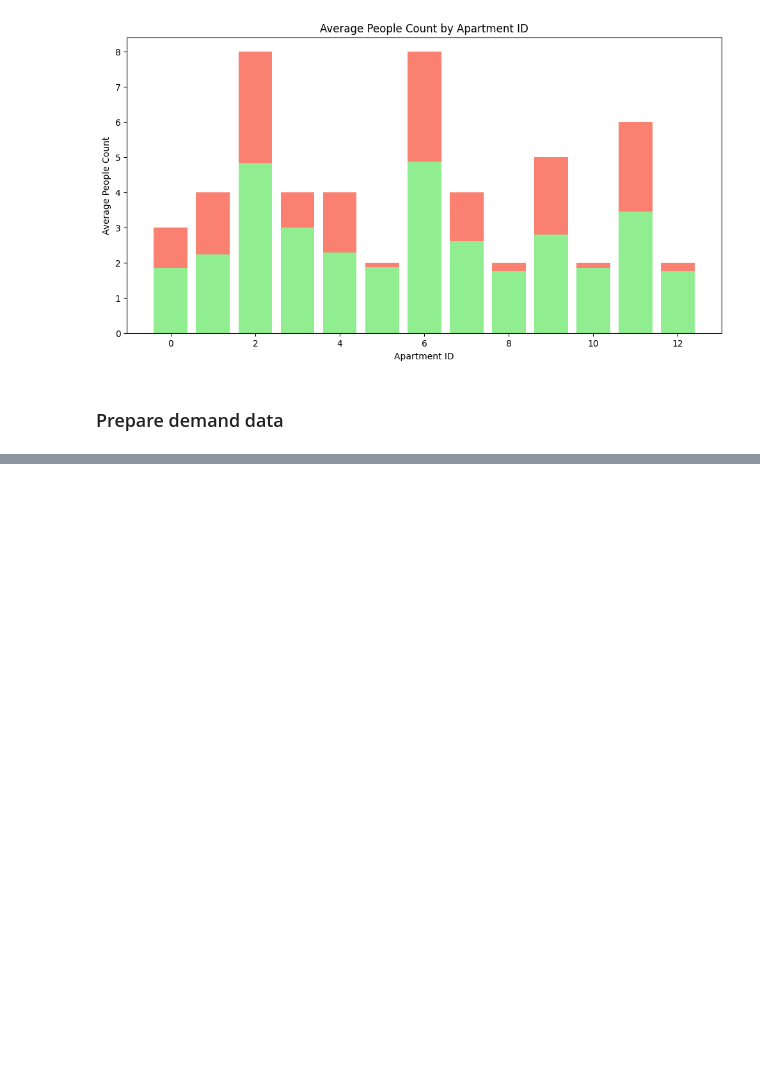
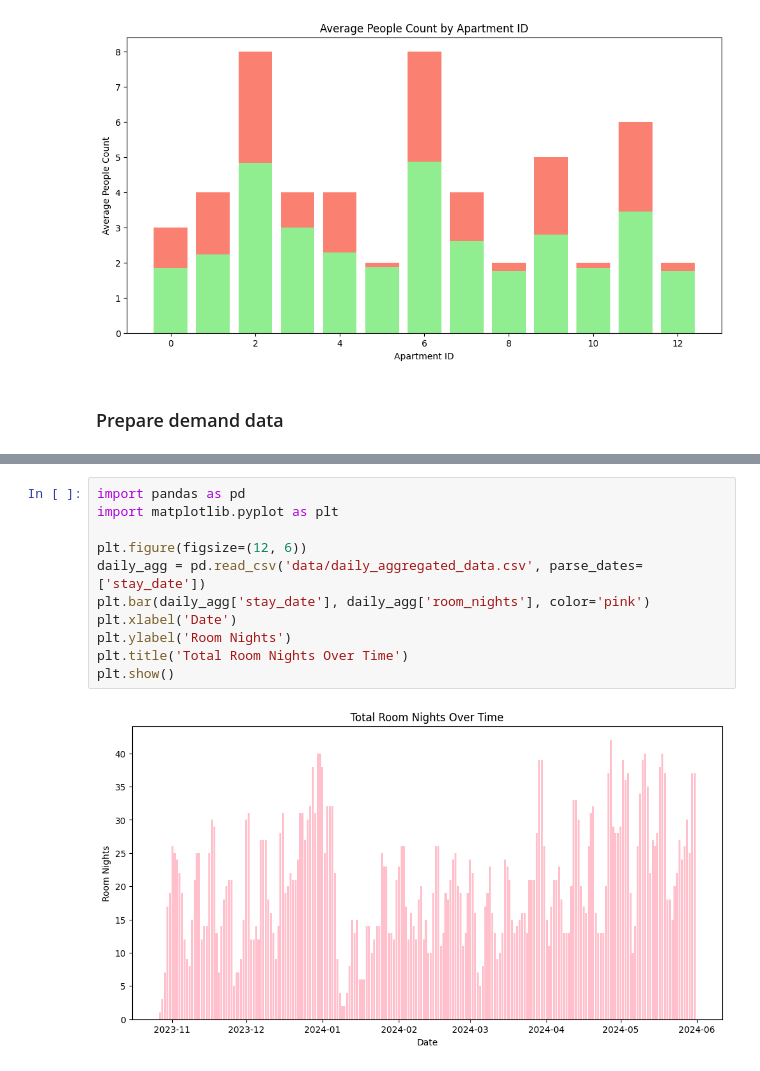
Before and after one commit to jednorukypilot/thesis, a Jupyter notebook: python/main.ipynb, the cells around one changed output, grey strips where cells are left out. Saved outputs shown, nothing was run; the diff lists cells and outputs as text; blank space fills up the shorter version.

```diff
--- a/python/main.ipynb
+++ b/python/main.ipynb
@@ -102,3 +104,16 @@ save_data_frame(
 )
 # %% [output]
 Data saved to data\daily_aggregated_data.csv
+# %%
+import pandas as pd
+import matplotlib.pyplot as plt
+
+plt.figure(figsize=(12, 6))
+daily_agg = pd.read_csv('data/daily_aggregated_data.csv', parse_dates=['stay_date'])
+plt.bar(daily_agg['stay_date'], daily_agg['room_nights'], color='pink')
+plt.xlabel('Date')
+plt.ylabel('Room Nights')
+plt.title('Total Room Nights Over Time')
+plt.show()
+# %% [output]
+[figure, added]
```
Also changed, not shown: parts of 1 cell of this notebook, 2 other files.
